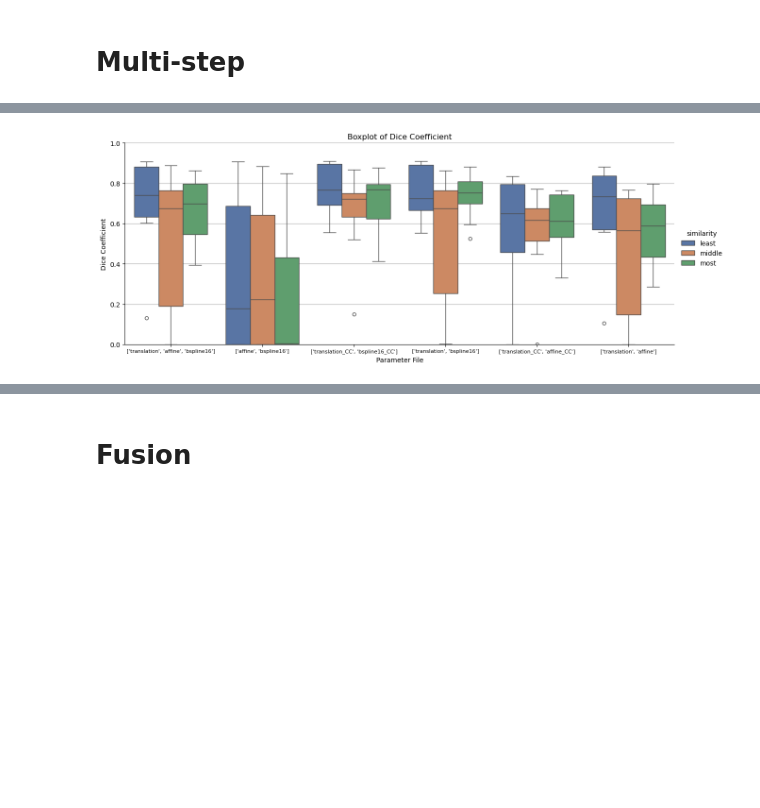
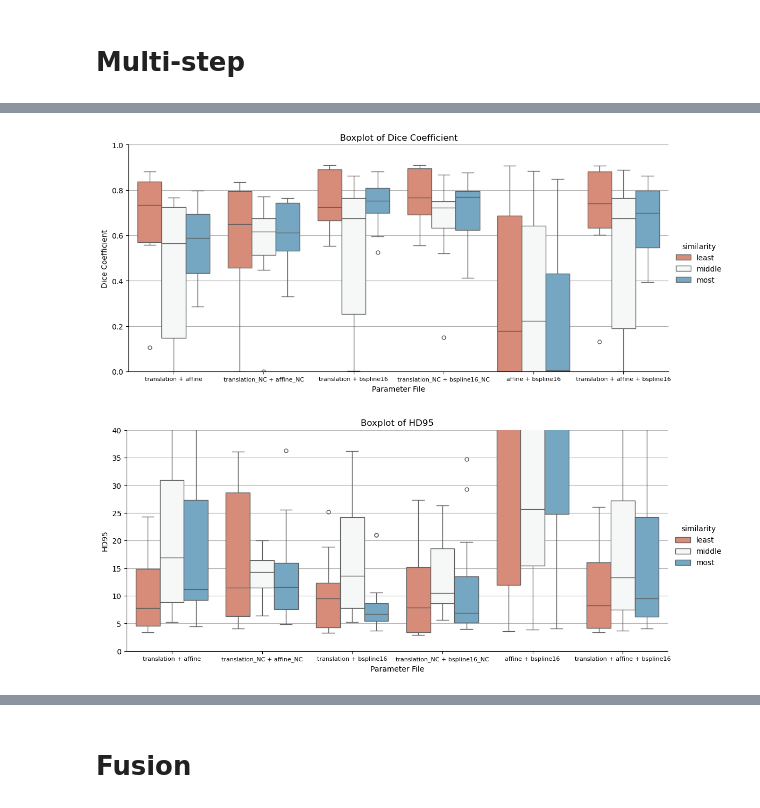
Before and after one commit to 8DM20-group6/ProstateRegistration, a Jupyter notebook: data_analysis.ipynb, the cells around one changed output, grey strips where cells are left out. Cells and saved outputs as stored; diff of their text form; code cells hidden in the pictures; blank space fills up the shorter version.

```diff
--- a/data_analysis.ipynb
+++ b/data_analysis.ipynb
@@ -177,7 +141,7 @@ plt.show()
 # Multi-step
 # %%
 df_params_multi = pd.read_csv("result_tables/OptimizationResults_multistep_parameters.csv")
-df_params_multi['parameter_file'] = df_params_multi['parameter_file'].str.replace('.txt', '').str.replace('Par0001', '')
+df_params_multi['parameter_file'] = df_params_multi['parameter_file'].str.replace('.txt', '').str.replace('Par0001', '').str.replace('[', '').str.replace(']', '').str.replace("'", '').str.replace(", ", ' + ').str.replace("_CC", '_NC')
 df_params_multi
 # %% [output]
 |  | parameter_file | target | atlas | similarity | dice | hd | hd95 | recall | fpr | fnr |
@@ -195,15 +159,31 @@ df_params_multi
 216 rows × 10 columns
 # %%
 sns.catplot(data=df_params_multi, x='parameter_file', y='dice',
-            hue='similarity', kind='box', height=5, aspect=2.5,
-            palette='deep')
+            hue='similarity', kind='box', height=5, aspect=2.2,
+            palette='RdBu', order=['translation + affine', 'translation_NC + affine_NC',
+                                   'translation + bspline16', 'translation_NC + bspline16_NC',
+                                   'affine + bspline16', 'translation + affine + bspline16',])
 plt.title('Boxplot of Dice Coefficient')
 plt.xlabel('Parameter File')
 plt.ylabel('Dice Coefficient')
 plt.grid(axis='y')
 plt.ylim(0, 1)
 plt.xticks(fontsize=8)
 plt.show()
+
+sns.catplot(data=df_params_multi, x='parameter_file', y='hd95',
+            hue='similarity', kind='box', height=5, aspect=2.2,
+            palette='RdBu', order=['translation + affine', 'translation_NC + affine_NC',
+                                   'translation + bspline16', 'translation_NC + bspline16_NC',
+                                   'affine + bspline16', 'translation + affine + bspline16',])
+plt.title('Boxplot of HD95')
+plt.xlabel('Parameter File')
+plt.ylabel('HD95')
+plt.grid(axis='y')
+plt.ylim(0, 40)
+plt.xticks(fontsize=8)
+plt.show()
 # %% [output]
-[figure, old version]
+[figure, new version]
+[figure, added]
 # %%
```
Also changed, not shown: parts of 36 cells of this notebook, 5 other files.
